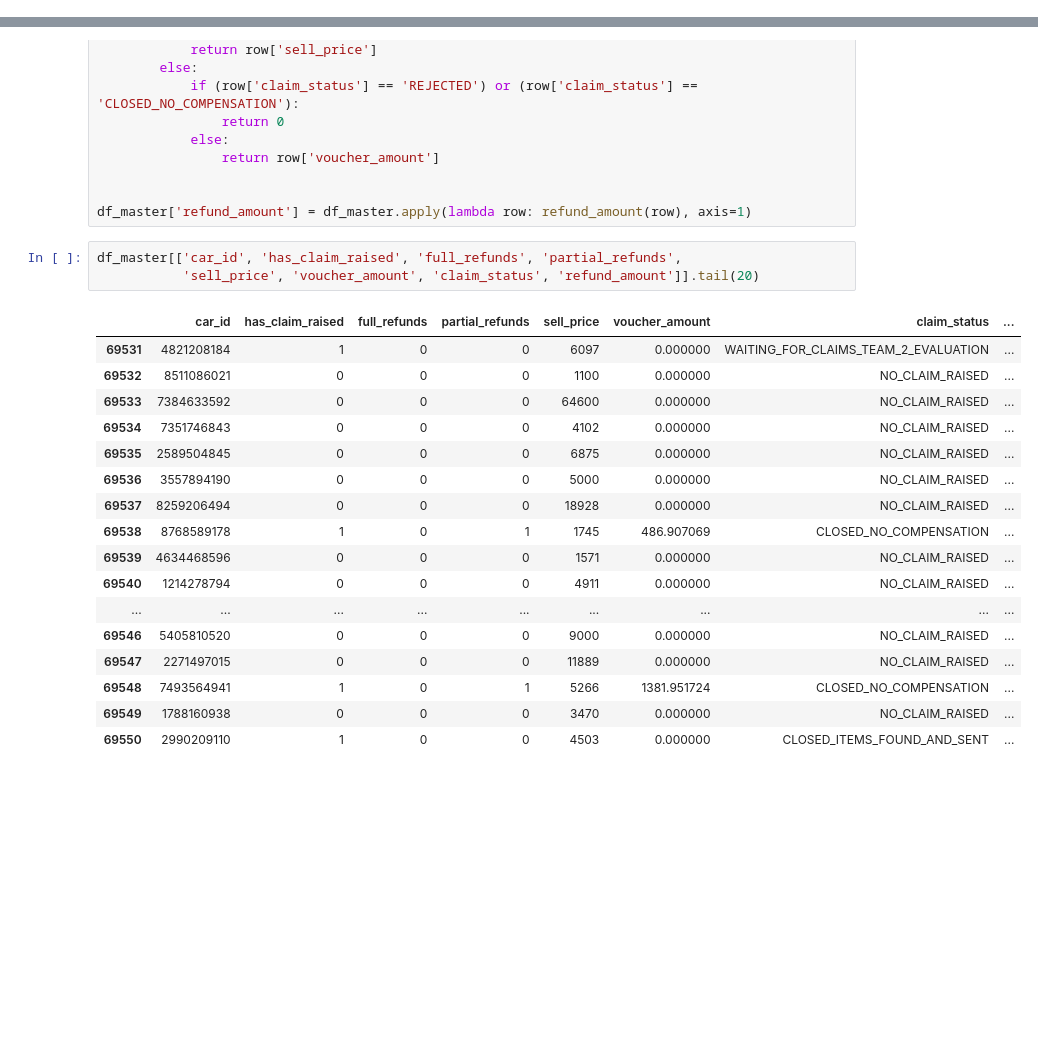
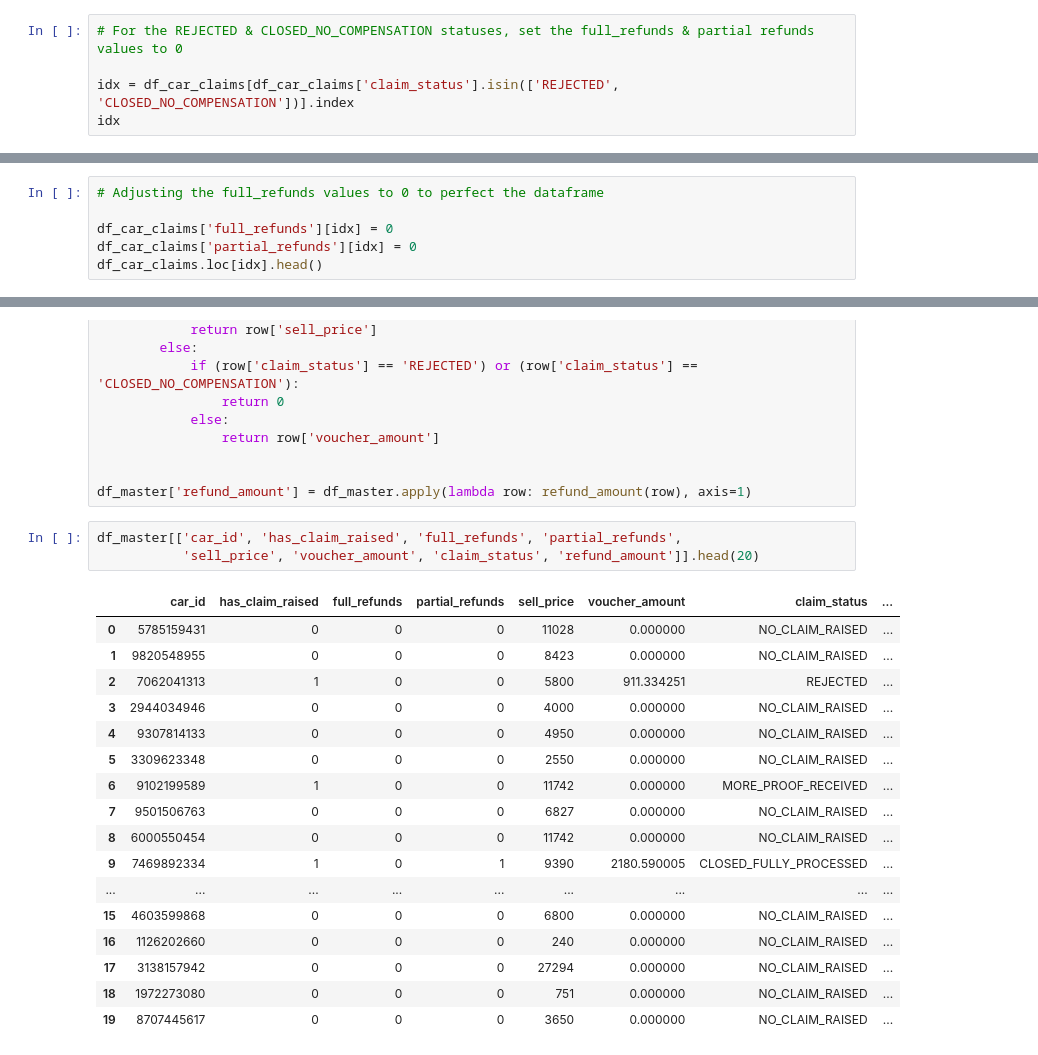
Before and after one commit to dileepsathyan/assignments, a Jupyter notebook: Vroom Virtusa/Vroom Virtusa Assignment.ipynb, the cells around one changed output, grey strips where cells are left out. Saved outputs shown, nothing was run; the diff lists cells and outputs as text; blank space fills up the shorter version.

```diff
--- a/Vroom Virtusa/Vroom Virtusa Assignment.ipynb
+++ b/Vroom Virtusa/Vroom Virtusa Assignment.ipynb
@@ -695,0 +674,5 @@ See the caveats in the documentation: https://pandas.pydata.org/pandas-docs/stab
+# %%
+# For the REJECTED & CLOSED_NO_COMPENSATION statuses, set the full_refunds & partial refunds values to 0
+
+idx = df_car_claims[df_car_claims['claim_status'].isin(['REJECTED', 'CLOSED_NO_COMPENSATION'])].index
+idx
@@ -695,0 +686,6 @@ See the caveats in the documentation: https://pandas.pydata.org/pandas-docs/stab
+# %%
+# Adjusting the full_refunds values to 0 to perfect the dataframe
+
+df_car_claims['full_refunds'][idx] = 0
+df_car_claims['partial_refunds'][idx] = 0
+df_car_claims.loc[idx].head()
@@ -1128,22 +1139,22 @@ def refund_amount(row):
 df_master['refund_amount'] = df_master.apply(lambda row: refund_amount(row), axis=1)
 # %%
 df_master[['car_id', 'has_claim_raised', 'full_refunds', 'partial_refunds',
-           'sell_price', 'voucher_amount', 'claim_status', 'refund_amount']].tail(20)
+           'sell_price', 'voucher_amount', 'claim_status', 'refund_amount']].head(20)
 # %% [output]
 |  | car_id | has_claim_raised | full_refunds | partial_refunds | sell_price | voucher_amount | claim_status | ... |
-| 69531 | 4821208184 | 1 | 0 | 0 | 6097 | 0.000000 | WAITING_FOR_CLAIMS_TEAM_2_EVALUATION | ... |
-| 69532 | 8511086021 | 0 | 0 | 0 | 1100 | 0.000000 | NO_CLAIM_RAISED | ... |
-| 69533 | 7384633592 | 0 | 0 | 0 | 64600 | 0.000000 | NO_CLAIM_RAISED | ... |
-| 69534 | 7351746843 | 0 | 0 | 0 | 4102 | 0.000000 | NO_CLAIM_RAISED | ... |
-| 69535 | 2589504845 | 0 | 0 | 0 | 6875 | 0.000000 | NO_CLAIM_RAISED | ... |
-| 69536 | 3557894190 | 0 | 0 | 0 | 5000 | 0.000000 | NO_CLAIM_RAISED | ... |
-| 69537 | 8259206494 | 0 | 0 | 0 | 18928 | 0.000000 | NO_CLAIM_RAISED | ... |
-| 69538 | 8768589178 | 1 | 0 | 1 | 1745 | 486.907069 | CLOSED_NO_COMPENSATION | ... |
-| 69539 | 4634468596 | 0 | 0 | 0 | 1571 | 0.000000 | NO_CLAIM_RAISED | ... |
-| 69540 | 1214278794 | 0 | 0 | 0 | 4911 | 0.000000 | NO_CLAIM_RAISED | ... |
+| 0 | 5785159431 | 0 | 0 | 0 | 11028 | 0.000000 | NO_CLAIM_RAISED | ... |
+| 1 | 9820548955 | 0 | 0 | 0 | 8423 | 0.000000 | NO_CLAIM_RAISED | ... |
+| 2 | 7062041313 | 1 | 0 | 0 | 5800 | 911.334251 | REJECTED | ... |
+| 3 | 2944034946 | 0 | 0 | 0 | 4000 | 0.000000 | NO_CLAIM_RAISED | ... |
+| 4 | 9307814133 | 0 | 0 | 0 | 4950 | 0.000000 | NO_CLAIM_RAISED | ... |
+| 5 | 3309623348 | 0 | 0 | 0 | 2550 | 0.000000 | NO_CLAIM_RAISED | ... |
+| 6 | 9102199589 | 1 | 0 | 0 | 11742 | 0.000000 | MORE_PROOF_RECEIVED | ... |
+| 7 | 9501506763 | 0 | 0 | 0 | 6827 | 0.000000 | NO_CLAIM_RAISED | ... |
+| 8 | 6000550454 | 0 | 0 | 0 | 11742 | 0.000000 | NO_CLAIM_RAISED | ... |
+| 9 | 7469892334 | 1 | 0 | 1 | 9390 | 2180.590005 | CLOSED_FULLY_PROCESSED | ... |
 | ... | ... | ... | ... | ... | ... | ... | ... | ... |
-| 69546 | 5405810520 | 0 | 0 | 0 | 9000 | 0.000000 | NO_CLAIM_RAISED | ... |
-| 69547 | 2271497015 | 0 | 0 | 0 | 11889 | 0.000000 | NO_CLAIM_RAISED | ... |
-| 69548 | 7493564941 | 1 | 0 | 1 | 5266 | 1381.951724 | CLOSED_NO_COMPENSATION | ... |
-| 69549 | 1788160938 | 0 | 0 | 0 | 3470 | 0.000000 | NO_CLAIM_RAISED | ... |
-| 69550 | 2990209110 | 1 | 0 | 0 | 4503 | 0.000000 | CLOSED_ITEMS_FOUND_AND_SENT | ... |
+| 15 | 4603599868 | 0 | 0 | 0 | 6800 | 0.000000 | NO_CLAIM_RAISED | ... |
+| 16 | 1126202660 | 0 | 0 | 0 | 240 | 0.000000 | NO_CLAIM_RAISED | ... |
+| 17 | 3138157942 | 0 | 0 | 0 | 27294 | 0.000000 | NO_CLAIM_RAISED | ... |
+| 18 | 1972273080 | 0 | 0 | 0 | 751 | 0.000000 | NO_CLAIM_RAISED | ... |
+| 19 | 8707445617 | 0 | 0 | 0 | 3650 | 0.000000 | NO_CLAIM_RAISED | ... |
```
Also changed, not shown: parts of 6 cells of this notebook, 1 other file.
